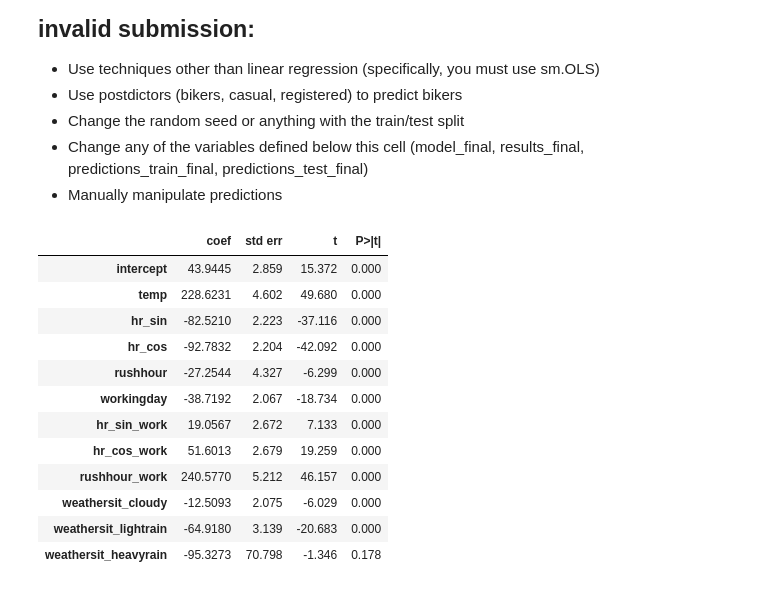
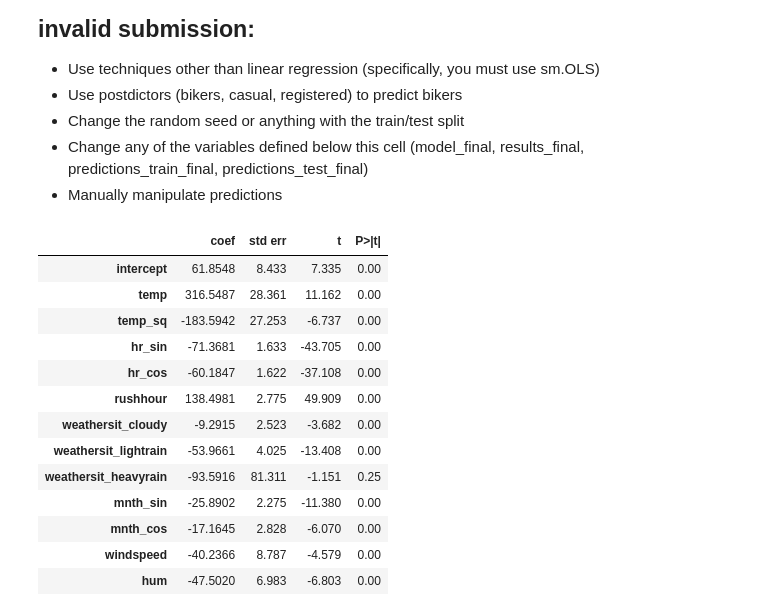
Before and after one commit to andyv-0117/code_2600, a Jupyter notebook: mod05_nonlinear.ipynb, the cells around one changed output. Saved outputs shown, nothing was run; the diff lists cells and outputs as text; code cells hidden in the pictures.

```diff
--- a/mod05_nonlinear.ipynb
+++ b/mod05_nonlinear.ipynb
@@ -369,30 +377,32 @@ for df in [Train, Test, X_train, X_test]:
 # %%
 # Build your linear regression model here.
 vars_to_include = [
     #fillin
-    'intercept', 'temp',
+    'intercept', 'temp', 'temp_sq',
     'hr_sin', 'hr_cos', 'rushhour',
-    'workingday', 'hr_sin_work', 'hr_cos_work', 'rushhour_work',
     'weathersit_cloudy', 'weathersit_lightrain', 'weathersit_heavyrain',
+    'mnth_sin', 'mnth_cos',
+    'windspeed', 'hum',
 ]
 
 model_final = sm.OLS(y_train, X_train[vars_to_include])
 results_final = model_final.fit()
 summarize(results_final)
 # %% [output]
 |  | coef | std err | t | P>|t| |
-| intercept | 43.9445 | 2.859 | 15.372 | 0.000 |
-| temp | 228.6231 | 4.602 | 49.680 | 0.000 |
-| hr_sin | -82.5210 | 2.223 | -37.116 | 0.000 |
-| hr_cos | -92.7832 | 2.204 | -42.092 | 0.000 |
-| rushhour | -27.2544 | 4.327 | -6.299 | 0.000 |
-| workingday | -38.7192 | 2.067 | -18.734 | 0.000 |
-| hr_sin_work | 19.0567 | 2.672 | 7.133 | 0.000 |
-| hr_cos_work | 51.6013 | 2.679 | 19.259 | 0.000 |
-| rushhour_work | 240.5770 | 5.212 | 46.157 | 0.000 |
-| weathersit_cloudy | -12.5093 | 2.075 | -6.029 | 0.000 |
-| weathersit_lightrain | -64.9180 | 3.139 | -20.683 | 0.000 |
-| weathersit_heavyrain | -95.3273 | 70.798 | -1.346 | 0.178 |
+| intercept | 61.8548 | 8.433 | 7.335 | 0.00 |
+| temp | 316.5487 | 28.361 | 11.162 | 0.00 |
+| temp_sq | -183.5942 | 27.253 | -6.737 | 0.00 |
+| hr_sin | -71.3681 | 1.633 | -43.705 | 0.00 |
+| hr_cos | -60.1847 | 1.622 | -37.108 | 0.00 |
+| rushhour | 138.4981 | 2.775 | 49.909 | 0.00 |
+| weathersit_cloudy | -9.2915 | 2.523 | -3.682 | 0.00 |
+| weathersit_lightrain | -53.9661 | 4.025 | -13.408 | 0.00 |
+| weathersit_heavyrain | -93.5916 | 81.311 | -1.151 | 0.25 |
+| mnth_sin | -25.8902 | 2.275 | -11.380 | 0.00 |
+| mnth_cos | -17.1645 | 2.828 | -6.070 | 0.00 |
+| windspeed | -40.2366 | 8.787 | -4.579 | 0.00 |
+| hum | -47.5020 | 6.983 | -6.803 | 0.00 |
 # %%
 predictions_train_final = predict(X_train[vars_to_include], results_final)
 print('MSE train: ', mse(y_train, predictions_train_final))
```
Also changed, not shown: parts of 3 cells of this notebook.
